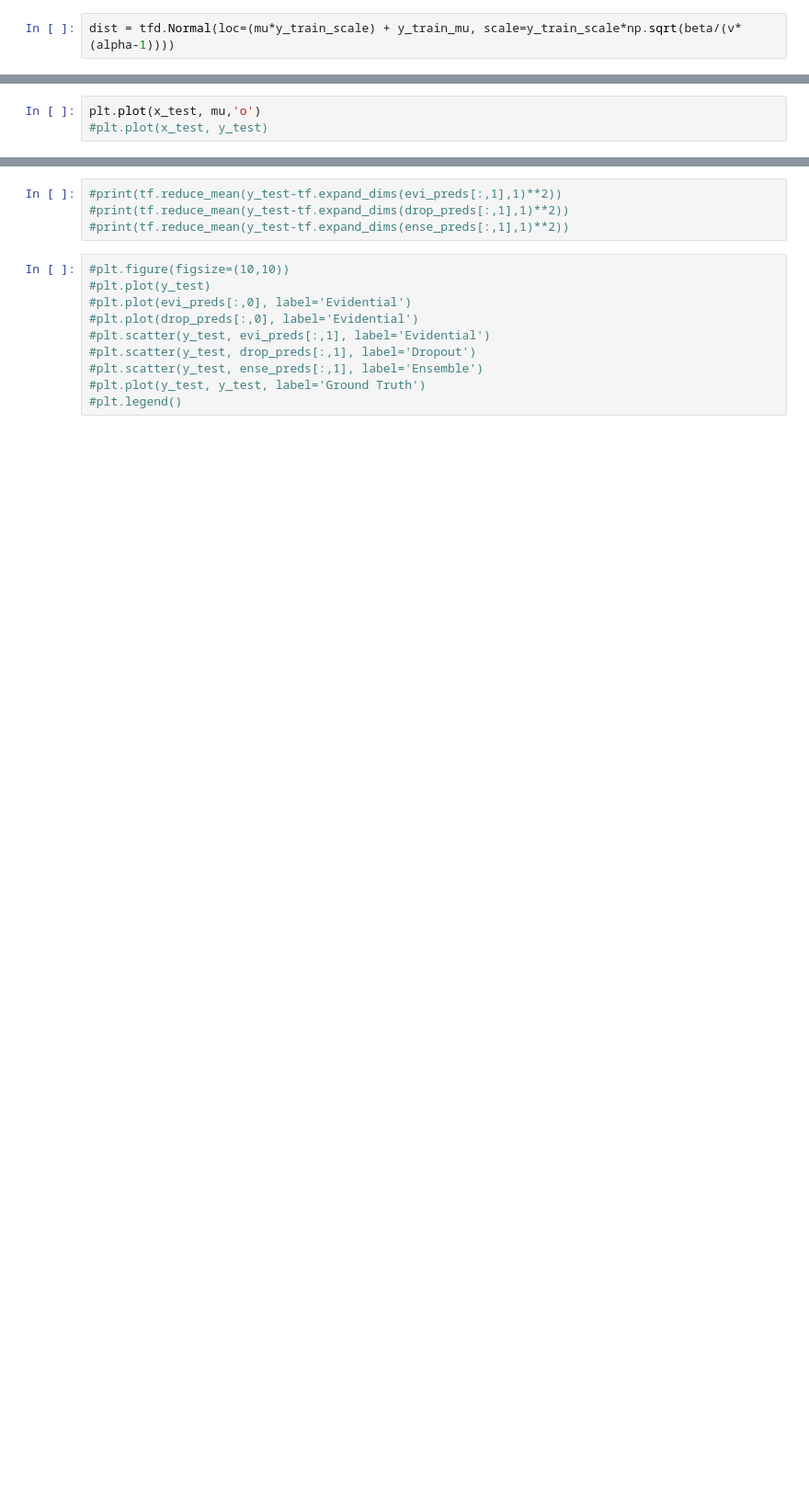
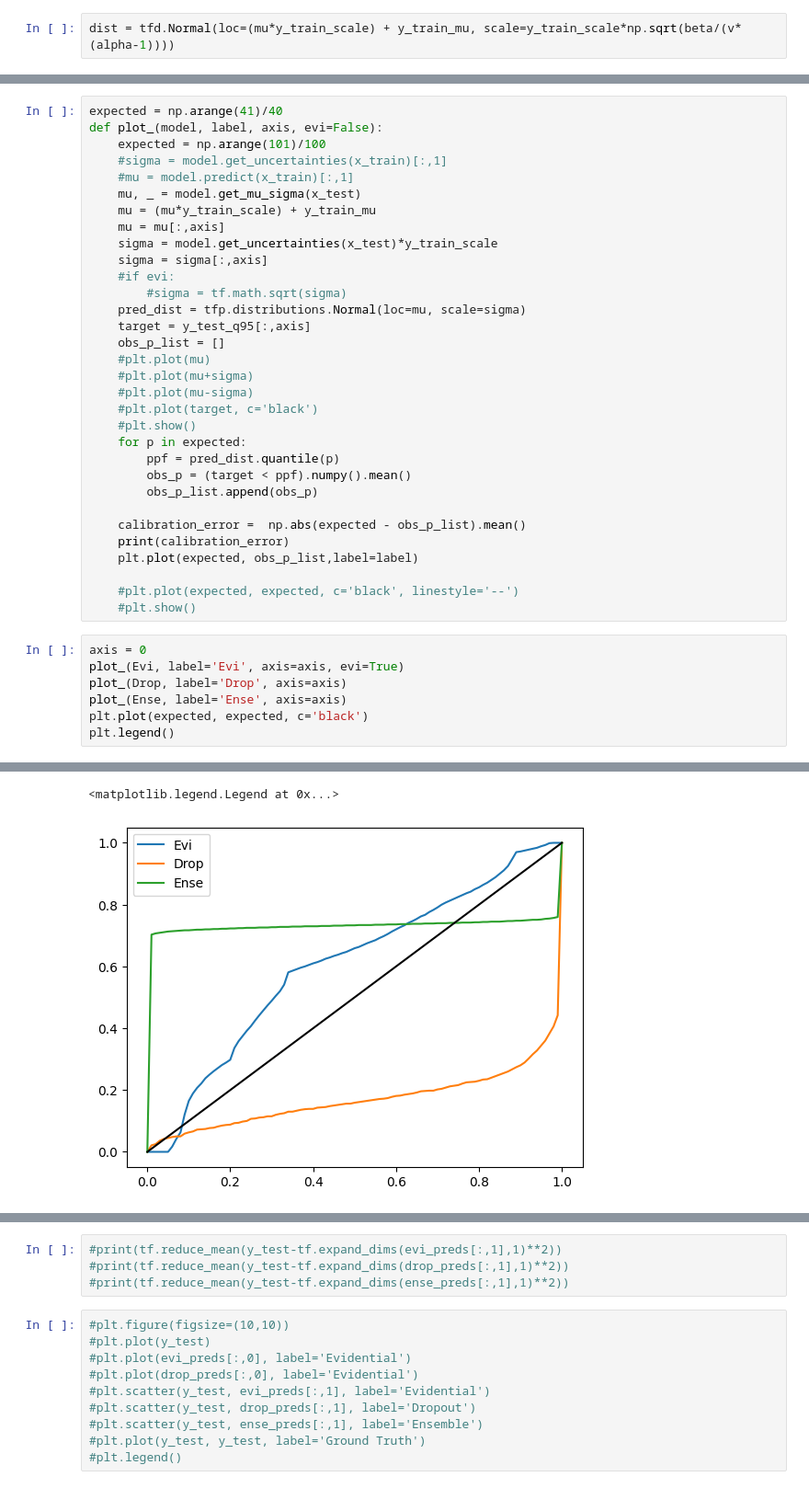
Before and after one commit to fbohu/evidential-quantile-regression, a Jupyter notebook: testing.ipynb, the cells around one changed output, grey strips where cells are left out. Shown at 92% size. Saved outputs shown, nothing was run; the diff lists cells and outputs as text; blank space fills up the shorter version.

```diff
--- a/testing.ipynb
+++ b/testing.ipynb
@@ -248,3 +232,40 @@ plt.plot(x_test, y_test)
-# %%
-plt.plot(x_test, mu,'o')
-#plt.plot(x_test, y_test)
+# %%
+expected = np.arange(41)/40
+def plot_(model, label, axis, evi=False):
+    expected = np.arange(101)/100
+    #sigma = model.get_uncertainties(x_train)[:,1]
+    #mu = model.predict(x_train)[:,1]
+    mu, _ = model.get_mu_sigma(x_test)
+    mu = (mu*y_train_scale) + y_train_mu
+    mu = mu[:,axis]
+    sigma = model.get_uncertainties(x_test)*y_train_scale
+    sigma = sigma[:,axis]
+    #if evi:
+        #sigma = tf.math.sqrt(sigma)
+    pred_dist = tfp.distributions.Normal(loc=mu, scale=sigma)
+    target = y_test_q95[:,axis]
+    obs_p_list = []
+    #plt.plot(mu)
+    #plt.plot(mu+sigma)
+    #plt.plot(mu-sigma)
+    #plt.plot(target, c='black')
+    #plt.show()
+    for p in expected:
+        ppf = pred_dist.quantile(p)
+        obs_p = (target < ppf).numpy().mean()
+        obs_p_list.append(obs_p)
+
+    calibration_error =  np.abs(expected - obs_p_list).mean()
+    print(calibration_error)
+    plt.plot(expected, obs_p_list,label=label)
+
+    #plt.plot(expected, expected, c='black', linestyle='--')
+    #plt.show()
+# %%
+axis = 0
+plot_(Evi, label='Evi', axis=axis, evi=True)
+plot_(Drop, label='Drop', axis=axis)
+plot_(Ense, label='Ense', axis=axis)
+plt.plot(expected, expected, c='black')
+plt.legend()
+# %% [output]
@@ -250,0 +275,2 @@ plt.plot(x_test, mu,'o')
+<matplotlib.legend.Legend at 0x...>
+[figure, added]
```
Also changed, not shown: parts of 43 cells of this notebook, 4 other files.
